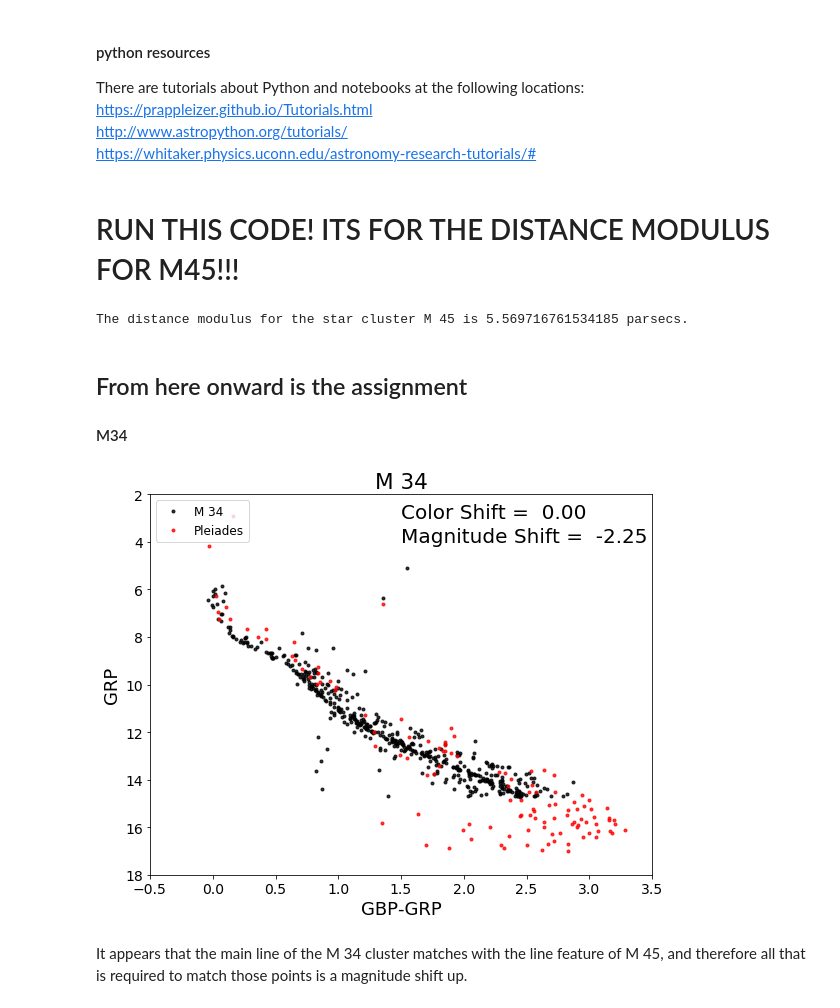
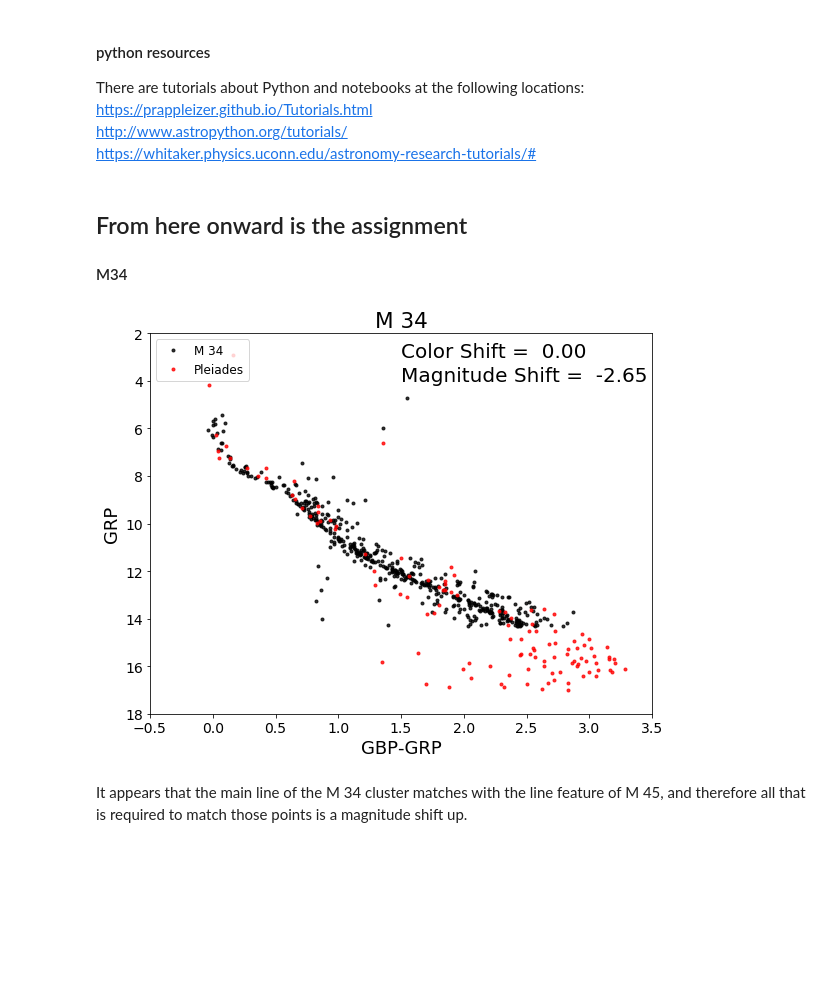
Before and after one commit to ThomasGartman/ASTR596_HW2, a Jupyter notebook: cluster_plot_student.ipynb, the cells around one changed output. Cells and saved outputs as stored; diff of their text form; code cells hidden in the pictures; blank space fills up the shorter version.

```diff
--- a/cluster_plot_student.ipynb
+++ b/cluster_plot_student.ipynb
@@ -35,22 +35,14 @@ There are tutorials about Python and notebooks at the following locations:<br>
 https://prappleizer.github.io/Tutorials.html<br>
 http://www.astropython.org/tutorials/<br>
 https://whitaker.physics.uconn.edu/astronomy-research-tutorials/#
-# %% [markdown]
-# RUN THIS CODE! ITS FOR THE DISTANCE MODULUS FOR M45!!!
-# %%
-#CALCULATED VALUES USED IN THE NOTEBOOK - REQUIRED TO RUN
-distModulusM45 = 5*np.log10(130) - 5
-print("The distance modulus for the star cluster M 45 is", distModulusM45, "parsecs.")
-# %% [output]
-The distance modulus for the star cluster M 45 is 5.569716761534185 parsecs.
 # %% [markdown]
 ## From here onward is the assignment
 
 #### M34
 # %%
-cp.cmdplot(clustname='M 34',magshift=-2.25,colshift=0)
+cp.cmdplot(clustname='M 34',magshift=-2.65,colshift=0)
 # %% [output]
-[figure, old version]
+[figure, new version]
 # %% [markdown]
 It appears that the main line of the M 34 cluster matches with the line feature of M 45, and therefore all that is required to match those points is a magnitude shift up.
 # %% [markdown]
```
Also changed, not shown: parts of 11 cells of this notebook, 1 other file.
